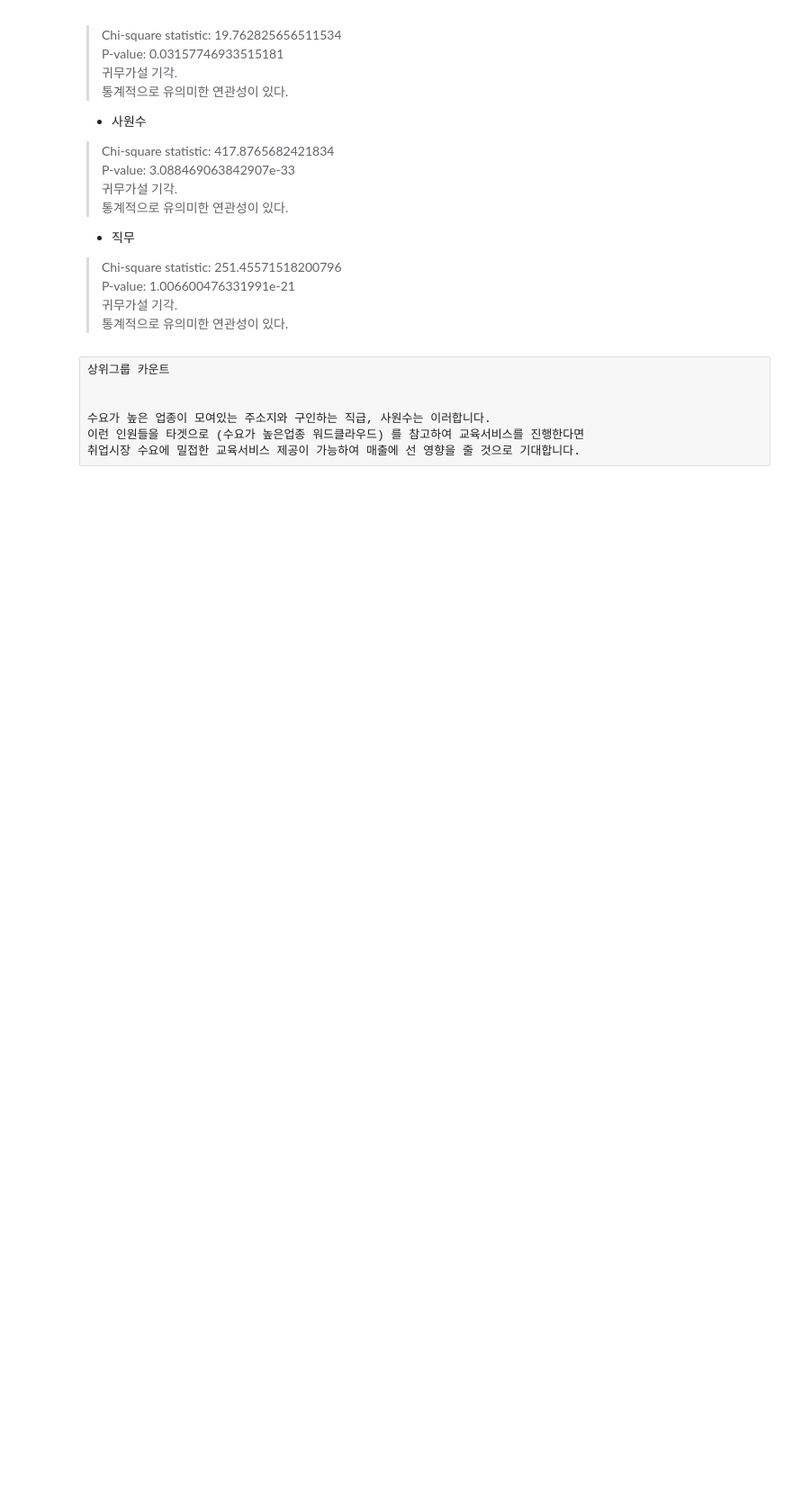
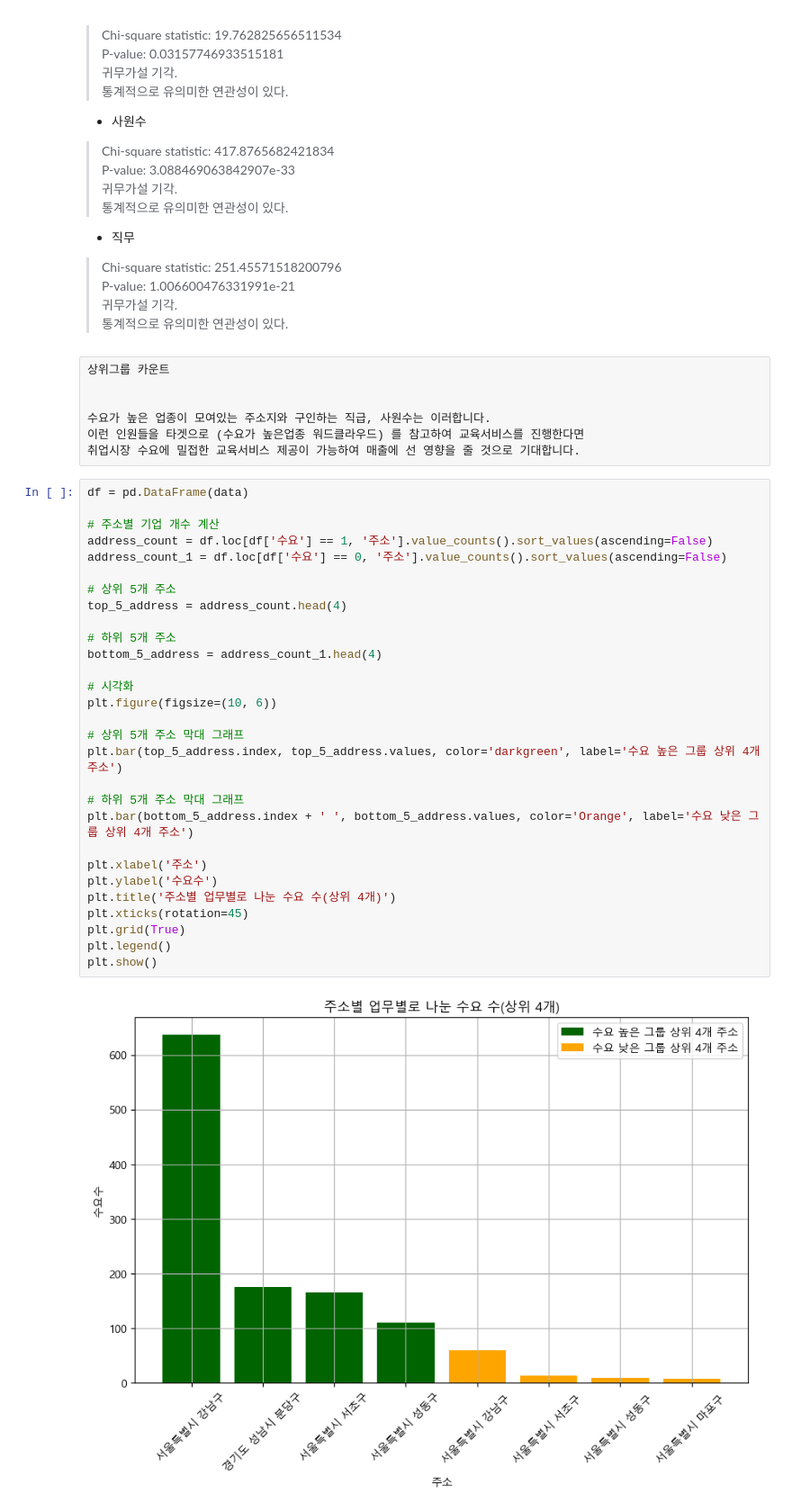
Before and after one commit to Pepi10/b7_Crawling, a Jupyter notebook: 김재경/카이제곱.ipynb, the cells around one changed output. Shown at 90% size. Drawn from its saved outputs; the diff is of its cells as text; blank space fills up the shorter version.

```diff
--- a/김재경/카이제곱.ipynb
+++ b/김재경/카이제곱.ipynb
@@ -92,3 +112,34 @@ P-value: 3.088469063842907e-33
 수요가 높은 업종이 모여있는 주소지와 구인하는 직급, 사원수는 이러합니다.
 이런 인원들을 타겟으로 (수요가 높은업종 워드클라우드) 를 참고하여 교육서비스를 진행한다면
 취업시장 수요에 밀접한 교육서비스 제공이 가능하여 매출에 선 영향을 줄 것으로 기대합니다.
+# %%
+df = pd.DataFrame(data)
+
+# 주소별 기업 개수 계산
+address_count = df.loc[df['수요'] == 1, '주소'].value_counts().sort_values(ascending=False)
+address_count_1 = df.loc[df['수요'] == 0, '주소'].value_counts().sort_values(ascending=False)
+
+# 상위 5개 주소
+top_5_address = address_count.head(4)
+
+# 하위 5개 주소
+bottom_5_address = address_count_1.head(4)
+
+# 시각화
+plt.figure(figsize=(10, 6))
+
+# 상위 5개 주소 막대 그래프
+plt.bar(top_5_address.index, top_5_address.values, color='darkgreen', label='수요 높은 그룹 상위 4개 주소')
+
+# 하위 5개 주소 막대 그래프
+plt.bar(bottom_5_address.index + ' ', bottom_5_address.values, color='Orange', label='수요 낮은 그룹 상위 4개 주소')
+
+plt.xlabel('주소')
+plt.ylabel('수요수')
+plt.title('주소별 업무별로 나눈 수요 수(상위 4개)')
+plt.xticks(rotation=45)
+plt.grid(True)
+plt.legend()
+plt.show()
+# %% [output]
+[figure, added]
```
Also changed, not shown: parts of 2 cells of this notebook, 1 other file.
